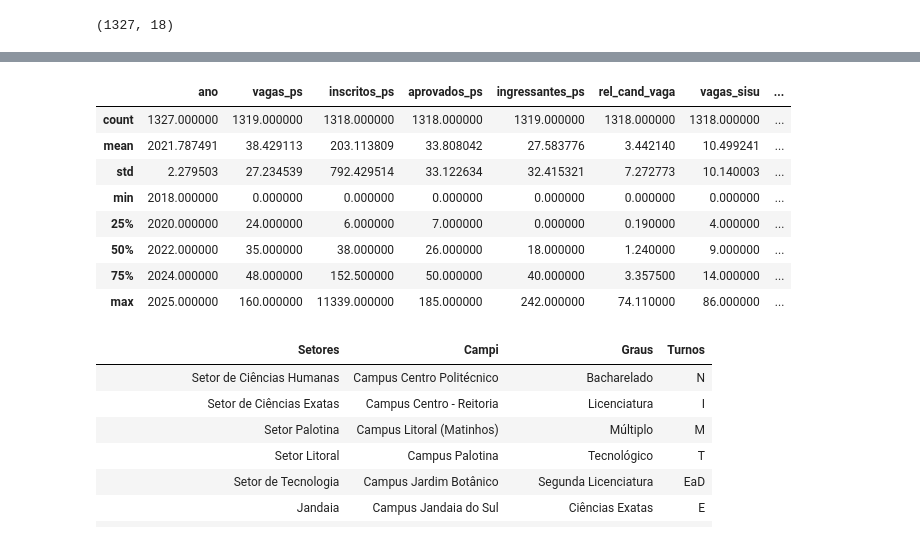
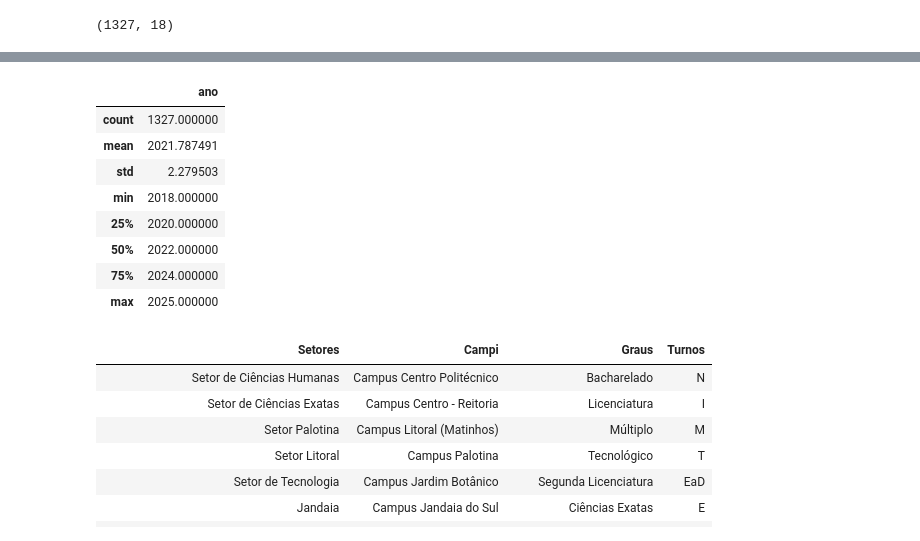
Before and after one commit to ismar-santos/higher_education_analysis_project, a Jupyter notebook: notebooks/01_data_cleaning_rationale.ipynb, the cells around one changed output, grey strips where cells are left out. Saved outputs shown, nothing was run; the diff lists cells and outputs as text; code cells hidden in the pictures.

```diff
--- a/notebooks/01_data_cleaning_rationale.ipynb
+++ b/notebooks/01_data_cleaning_rationale.ipynb
@@ -54,15 +54,15 @@ df.sample(5, random_state=42)
 # %%
-df.describe(exclude='str')
+df.describe()
 # %% [output]
-|  | ano | vagas_ps | inscritos_ps | aprovados_ps | ingressantes_ps | rel_cand_vaga | vagas_sisu | ... |
-| count | 1327.000000 | 1319.000000 | 1318.000000 | 1318.000000 | 1319.000000 | 1318.000000 | 1318.000000 | ... |
-| mean | 2021.787491 | 38.429113 | 203.113809 | 33.808042 | 27.583776 | 3.442140 | 10.499241 | ... |
-| std | 2.279503 | 27.234539 | 792.429514 | 33.122634 | 32.415321 | 7.272773 | 10.140003 | ... |
-| min | 2018.000000 | 0.000000 | 0.000000 | 0.000000 | 0.000000 | 0.000000 | 0.000000 | ... |
-| 25% | 2020.000000 | 24.000000 | 6.000000 | 7.000000 | 0.000000 | 0.190000 | 4.000000 | ... |
-| 50% | 2022.000000 | 35.000000 | 38.000000 | 26.000000 | 18.000000 | 1.240000 | 9.000000 | ... |
-| 75% | 2024.000000 | 48.000000 | 152.500000 | 50.000000 | 40.000000 | 3.357500 | 14.000000 | ... |
-| max | 2025.000000 | 160.000000 | 11339.000000 | 185.000000 | 242.000000 | 74.110000 | 86.000000 | ... |
+|  | ano |
+| count | 1327.000000 |
+| mean | 2021.787491 |
+| std | 2.279503 |
+| min | 2018.000000 |
+| 25% | 2020.000000 |
+| 50% | 2022.000000 |
+| 75% | 2024.000000 |
+| max | 2025.000000 |
 # %%
 cat_names = lambda col: pd.Series(df[col].value_counts().index)
 
```
Also changed, not shown: parts of 5 cells of this notebook, 4 other files.
